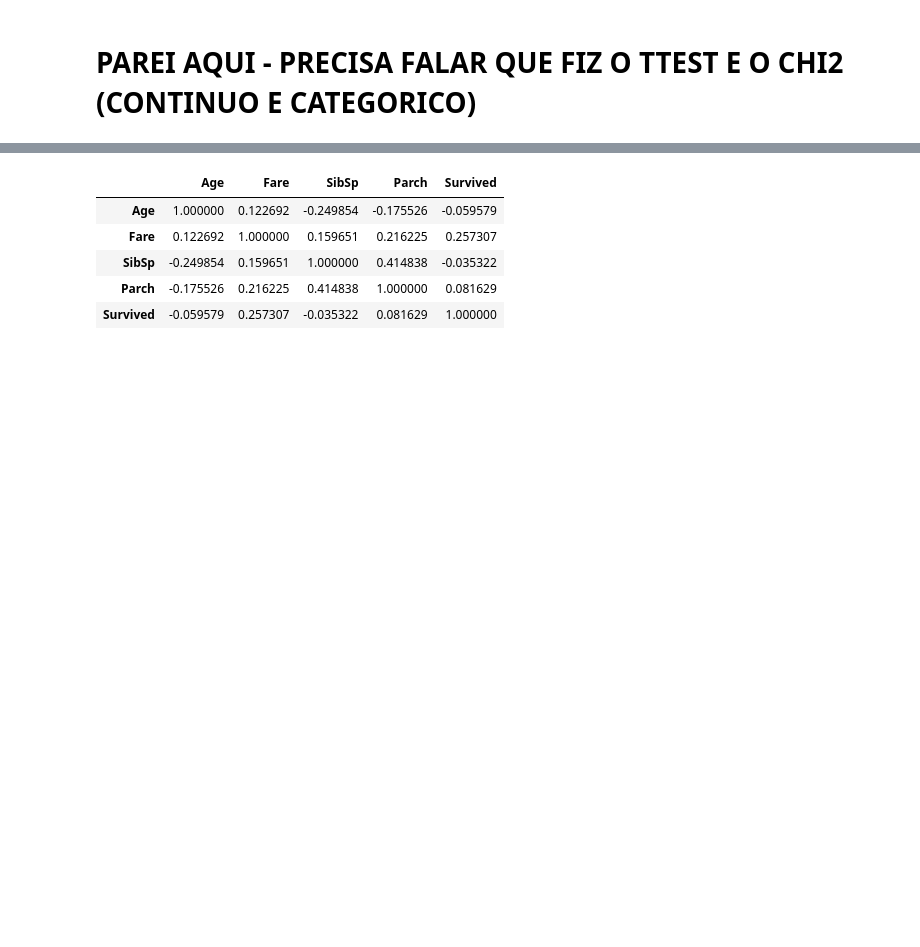
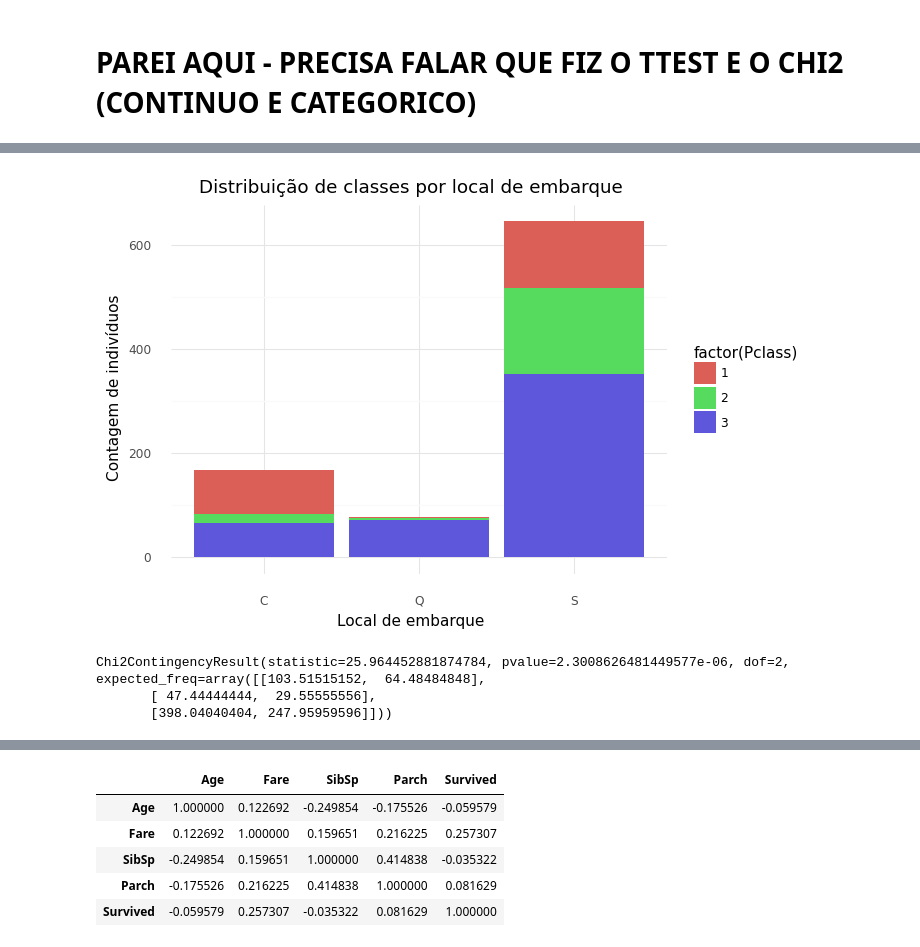
Before and after one commit to pdcos/analise_visual_ciencia_de_dados, a Jupyter notebook: exercicio_individual/exercicio_individual.ipynb, the cells around one changed output, grey strips where cells are left out. Drawn from its saved outputs; the diff is of its cells as text; code cells hidden in the pictures; blank space fills up the shorter version.

```diff
--- a/exercicio_individual/exercicio_individual.ipynb
+++ b/exercicio_individual/exercicio_individual.ipynb
@@ -535,0 +561,24 @@ ggplot(df_titanic, aes(x='Survived', y='Fare')) + geom_boxplot() + theme_minimal
+# %%
+category = 'Embarked'
+
+# Faz um gráfico de barras empilhadas para a Pclass e local de embarque mostrando as contagens
+plot = (
+    ggplot(df_titanic, aes(x="Embarked", fill="factor(Pclass)"))
+    + geom_bar(position="stack")  # Usa contagens em vez de proporções
+    + theme_minimal()
+    + labs(title="Distribuição de classes por local de embarque", x="Local de embarque", y="Contagem de indivíduos")
+)
+
+print(plot)
+# %% [output]
+[figure, added]
+# %%
+chi2_test_embarked = chi2_contingency(pd.crosstab(df_titanic['Embarked'], df_titanic['Survived']))
+
+print(chi2_test_embarked)
+
+pvalue_embarked = chi2_test_embarked[1]
+# %% [output]
+Chi2ContingencyResult(statistic=25.964452881874784, pvalue=2.3008626481449577e-06, dof=2, expected_freq=array([[103.51515152,  64.48484848],
+       [ 47.44444444,  29.55555556],
+       [398.04040404, 247.95959596]]))
```
Also changed, not shown: parts of 22 cells of this notebook.
